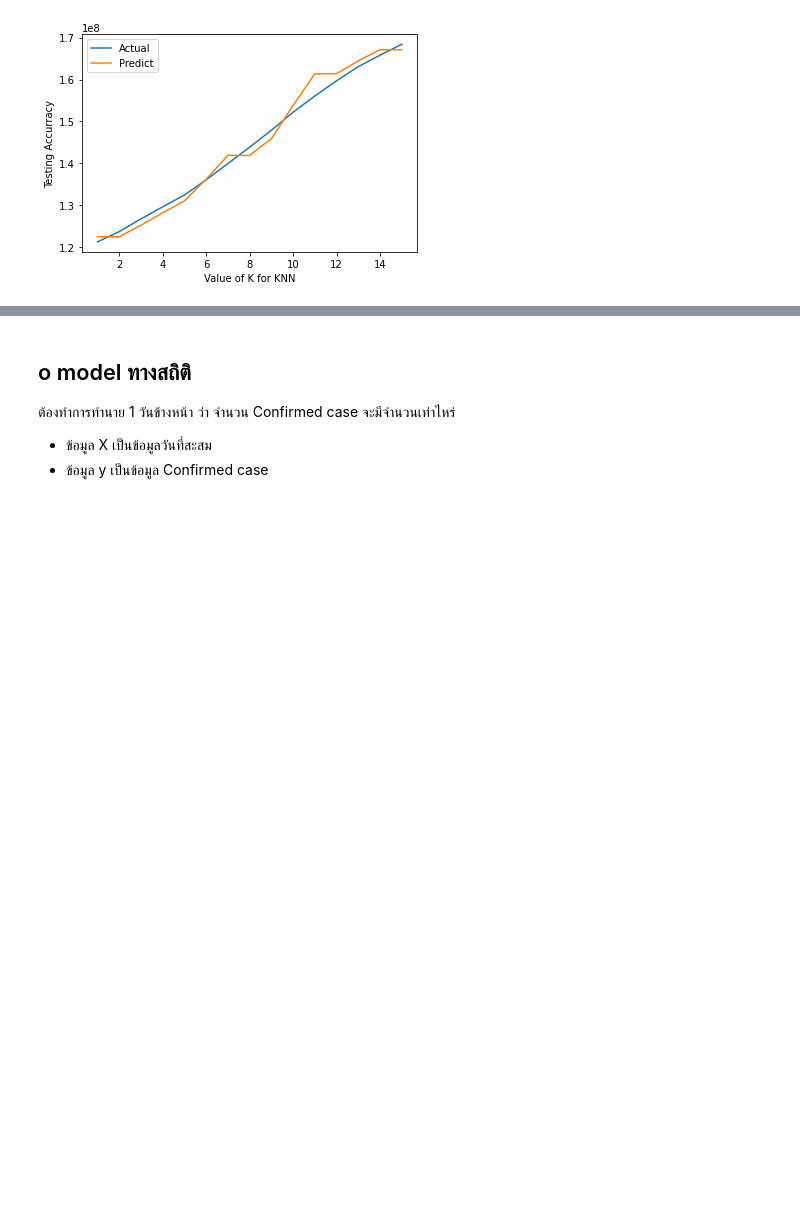
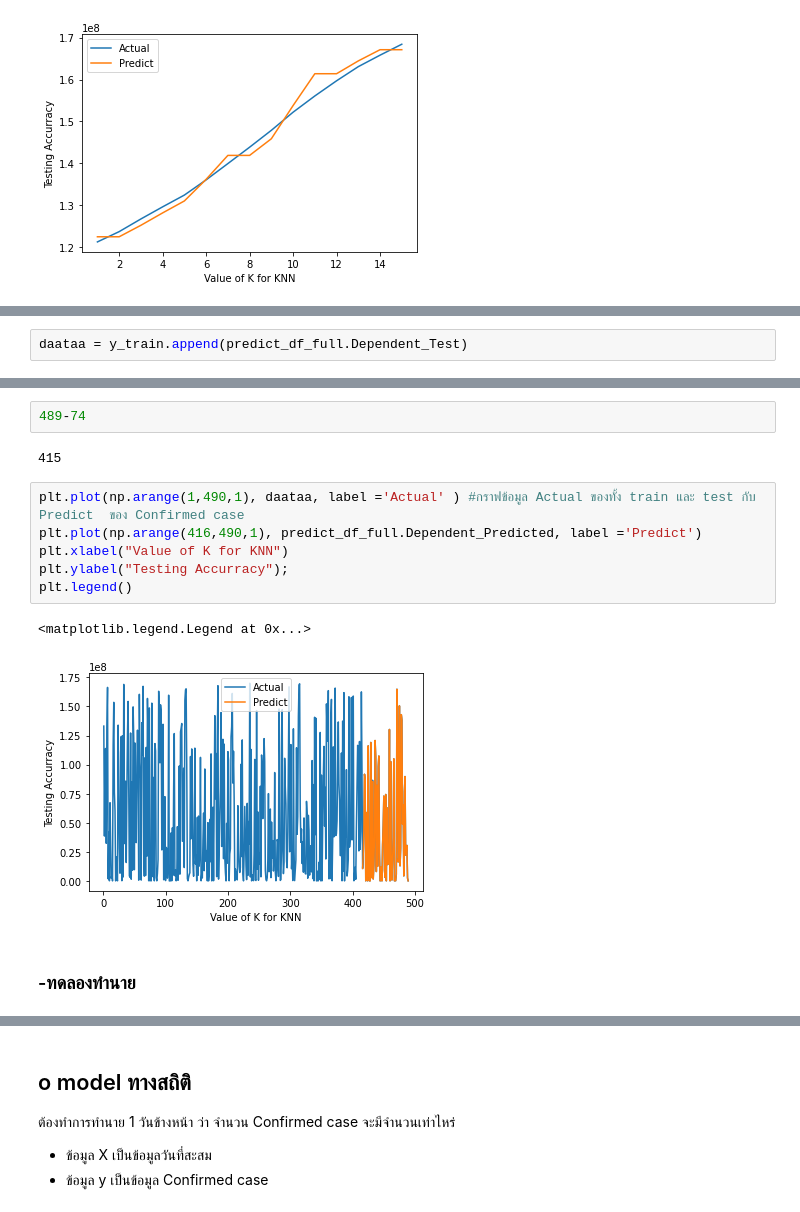
Before and after one commit to Peckkie/DPDM2021, a Jupyter notebook: Mini_Project_COVID19.ipynb, the cells around one changed output, grey strips where cells are left out. Saved outputs shown, nothing was run; the diff lists cells and outputs as text; blank space fills up the shorter version.

```diff
--- a/Mini_Project_COVID19.ipynb
+++ b/Mini_Project_COVID19.ipynb
@@ -1239,0 +1565,2 @@ plt.legend()
+# %%
+daataa = y_train.append(predict_df_full.Dependent_Test)
@@ -1239,0 +1582,15 @@ plt.legend()
+# %%
+489-74
+# %% [output]
+415
+# %%
+plt.plot(np.arange(1,490,1), daataa, label ='Actual' ) #กราฟข้อมูล Actual ของทั้ง train และ test กับ Predict  ของ Confirmed case
+plt.plot(np.arange(416,490,1), predict_df_full.Dependent_Predicted, label ='Predict')
+plt.xlabel("Value of K for KNN")
+plt.ylabel("Testing Accurracy");
+plt.legend()
+# %% [output]
+<matplotlib.legend.Legend at 0x...>
+[figure, added]
+# %% [markdown]
+### -ทดลองทำนาย
```
Also changed, not shown: parts of 77 cells of this notebook.
